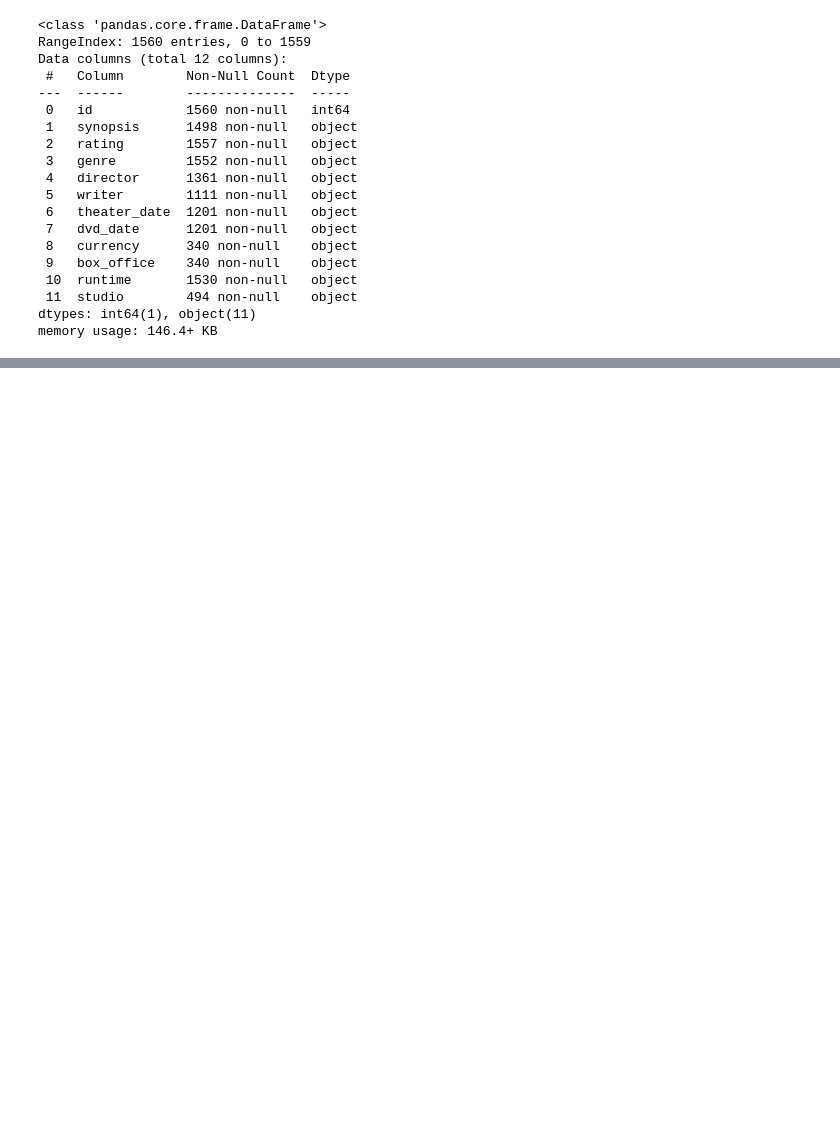
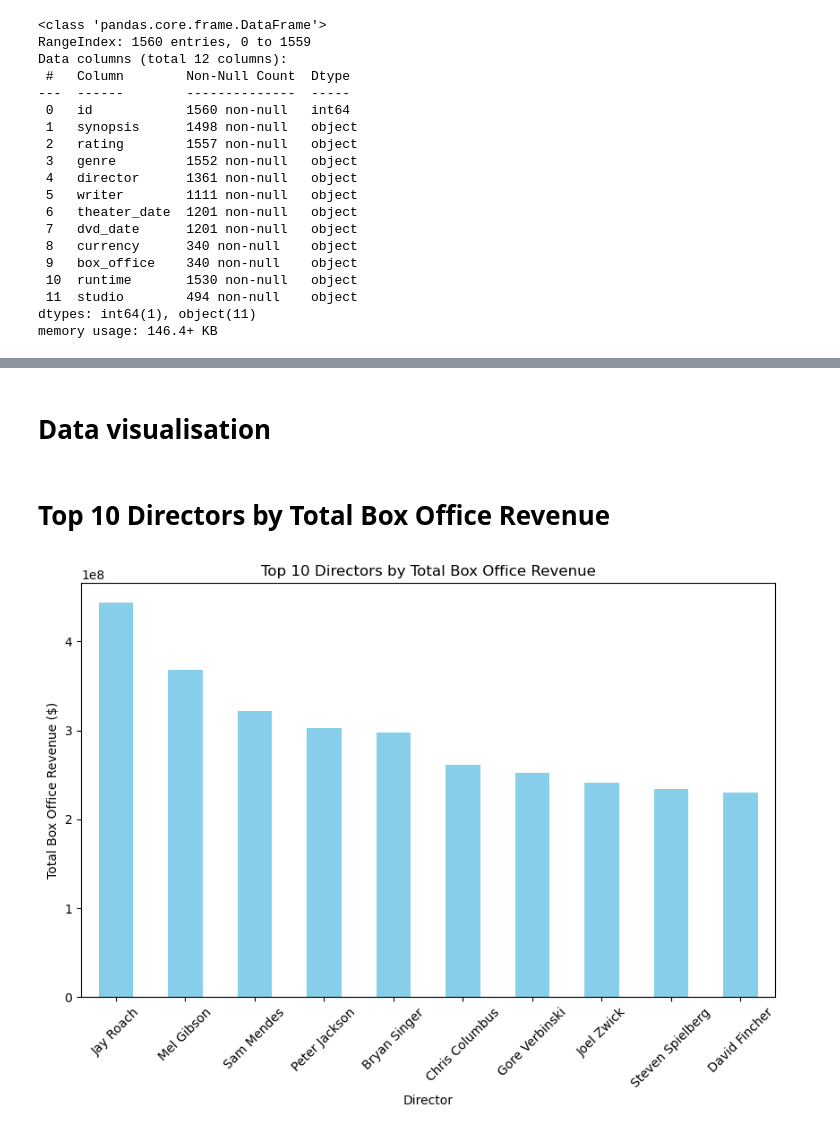
Before and after one commit to vnelima/Phase-2-Movie-project--Group-9, a Jupyter notebook: Collaborators/Jess/Jess.ipynb, the cells around one changed output, grey strips where cells are left out. Saved outputs shown, nothing was run; the diff lists cells and outputs as text; code cells hidden in the pictures; blank space fills up the shorter version.

```diff
--- a/Collaborators/Jess/Jess.ipynb
+++ b/Collaborators/Jess/Jess.ipynb
@@ -135,0 +52,4 @@ reviews_df.head()
+# %%
+# Removing rows with any NaN values
+movie_info_df= movie_info_df.dropna()
+movie_info_df.head()
@@ -135,0 +63,5 @@ reviews_df.head()
+# %%
+
+# Extract the 'directors' column and 'box_office' column
+df = movie_info_df[['director' , 'box_office']]
+print(df)
@@ -135,0 +89,3 @@ reviews_df.head()
+# %%
+ #Remove commas and convert to numeric
+df['box_office'] = df['box_office'].str.replace(',', '').astype(float)
@@ -135,0 +100,3 @@ reviews_df.head()
+# %%
+total_box_office = df.groupby('director')['box_office'].sum().nlargest(10)
+print(total_box_office)
@@ -135,0 +156,15 @@ reviews_df.head()
+# %% [markdown]
+# Data visualisation
+# %% [markdown]
+# Top 10 Directors by Total Box Office Revenue
+# %%
+# Plotting
+plt.figure(figsize=(10, 6))
+total_box_office.plot(kind='bar', color='skyblue')
+plt.xlabel('Director')
+plt.ylabel('Total Box Office Revenue ($)')
+plt.title('Top 10 Directors by Total Box Office Revenue')
+plt.xticks(rotation=45)
+plt.show()
+# %% [output]
+[figure, added]
```
Also changed, not shown: parts of 27 cells of this notebook.
